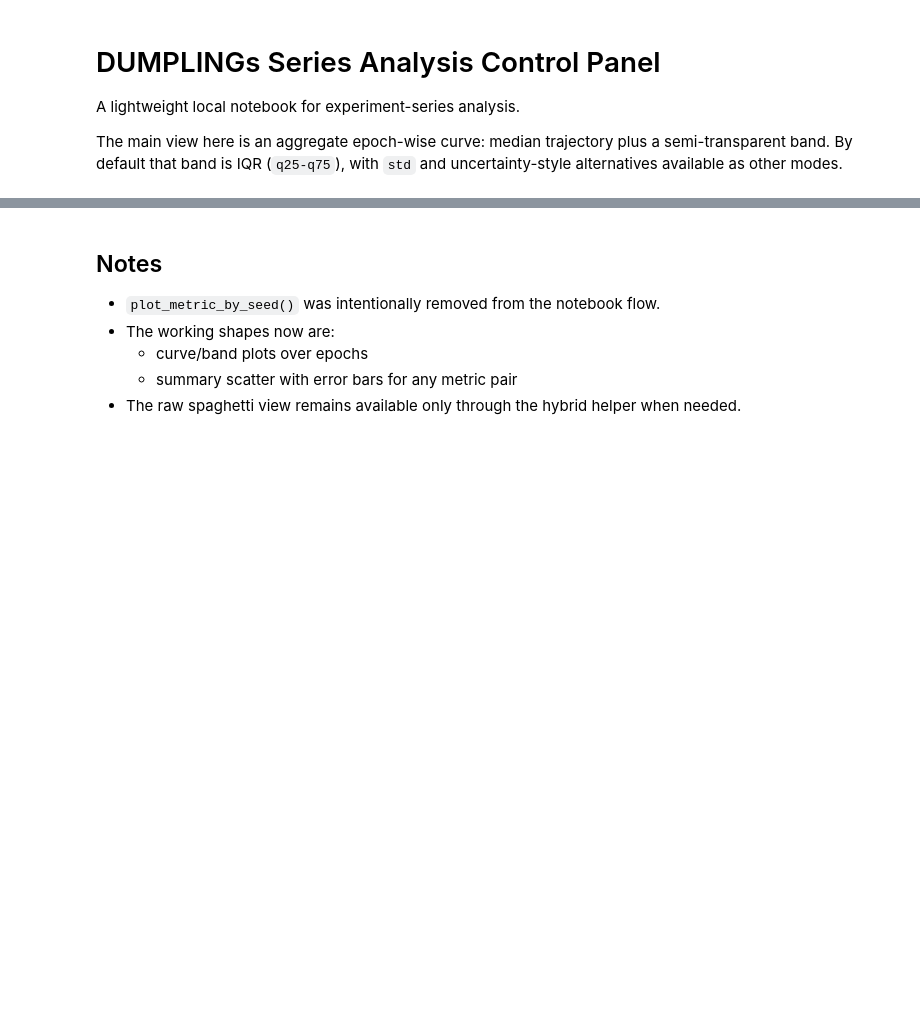
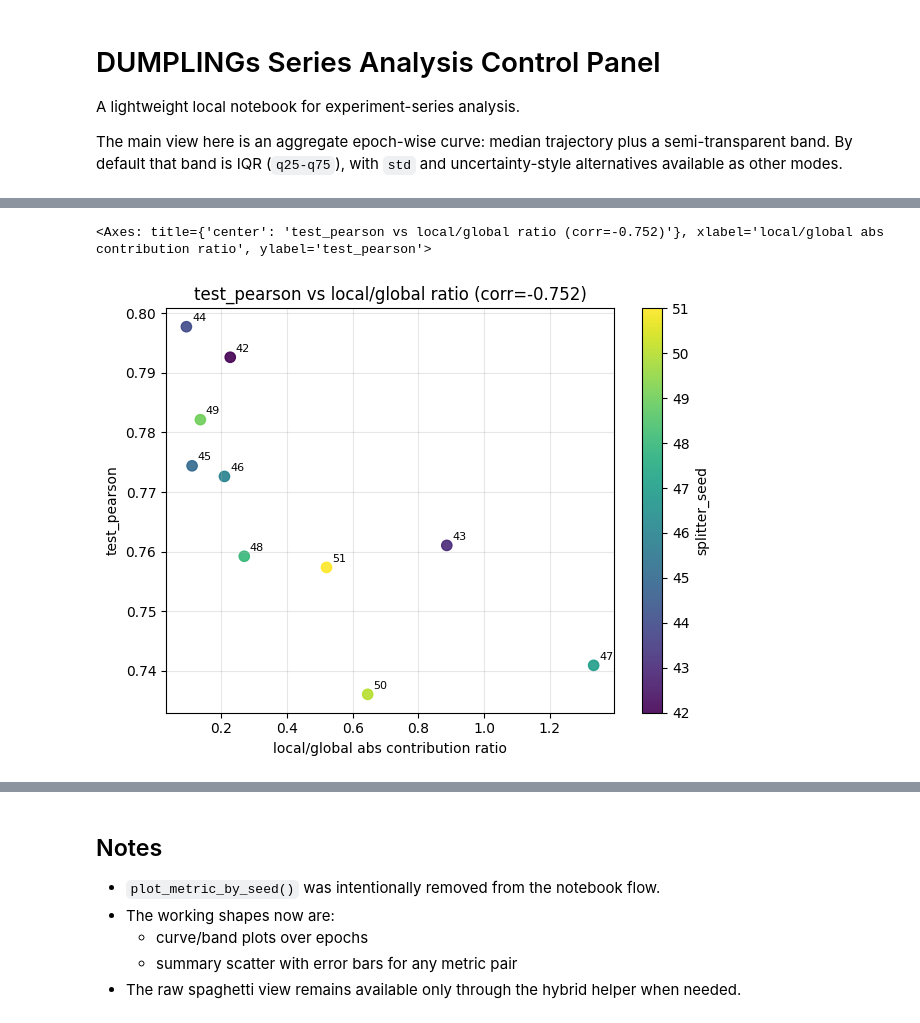
Before and after one commit to BlackSabbitch/DUMPLINGs, a Jupyter notebook: series_analysis.ipynb, the cells around one changed output, grey strips where cells are left out. Saved outputs shown, nothing was run; the diff lists cells and outputs as text; code cells hidden in the pictures; blank space fills up the shorter version.

```diff
--- a/series_analysis.ipynb
+++ b/series_analysis.ipynb
@@ -112,0 +160,5 @@ plt.show()
+# %%
+plot_a3_local_ratio_vs_metric(diag_df, metric="test_pearson")
+# %% [output]
+<Axes: title={'center': 'test_pearson vs local/global ratio (corr=-0.752)'}, xlabel='local/global abs contribution ratio', ylabel='test_pearson'>
+[figure, added]
```
Also changed, not shown: parts of 9 cells of this notebook, 3 other files.
